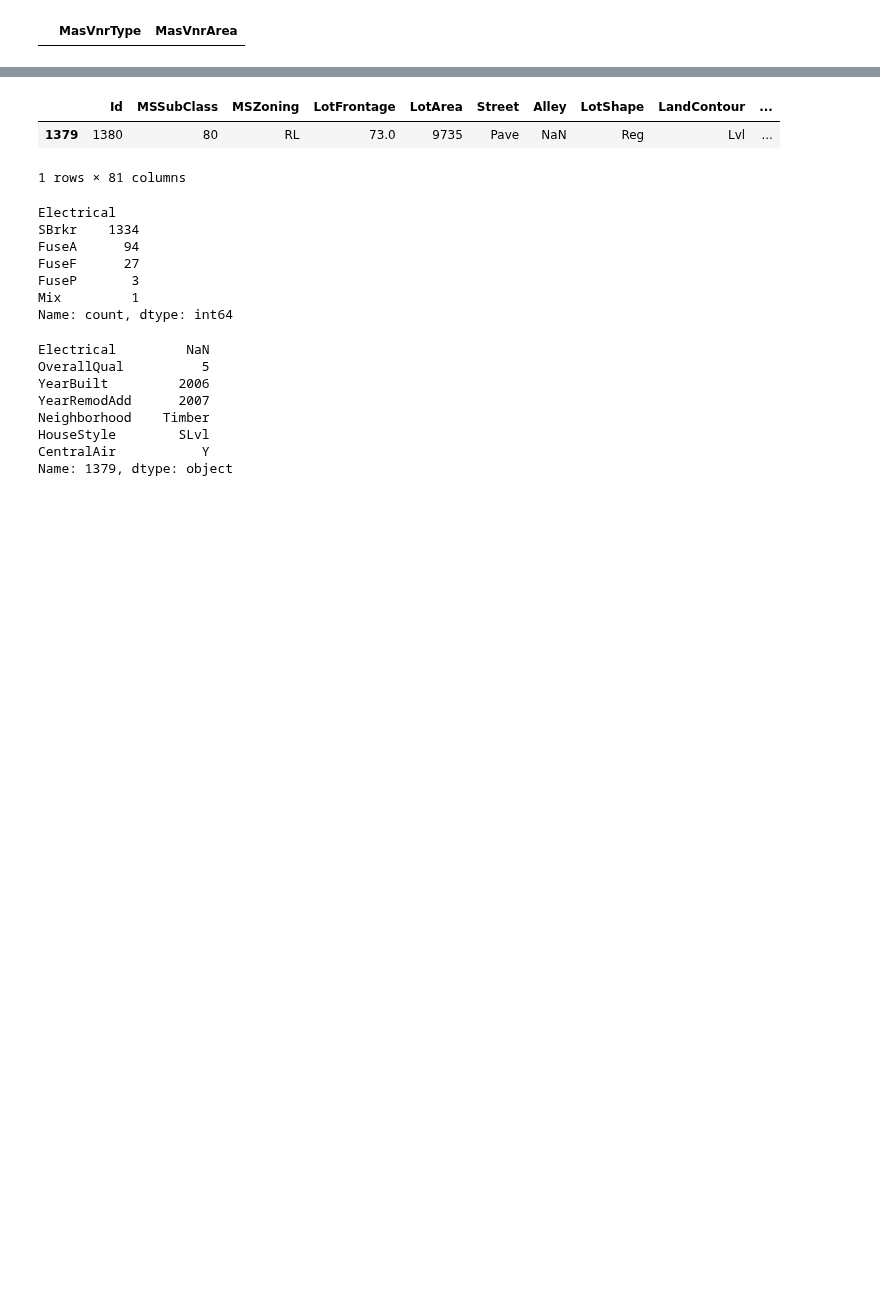
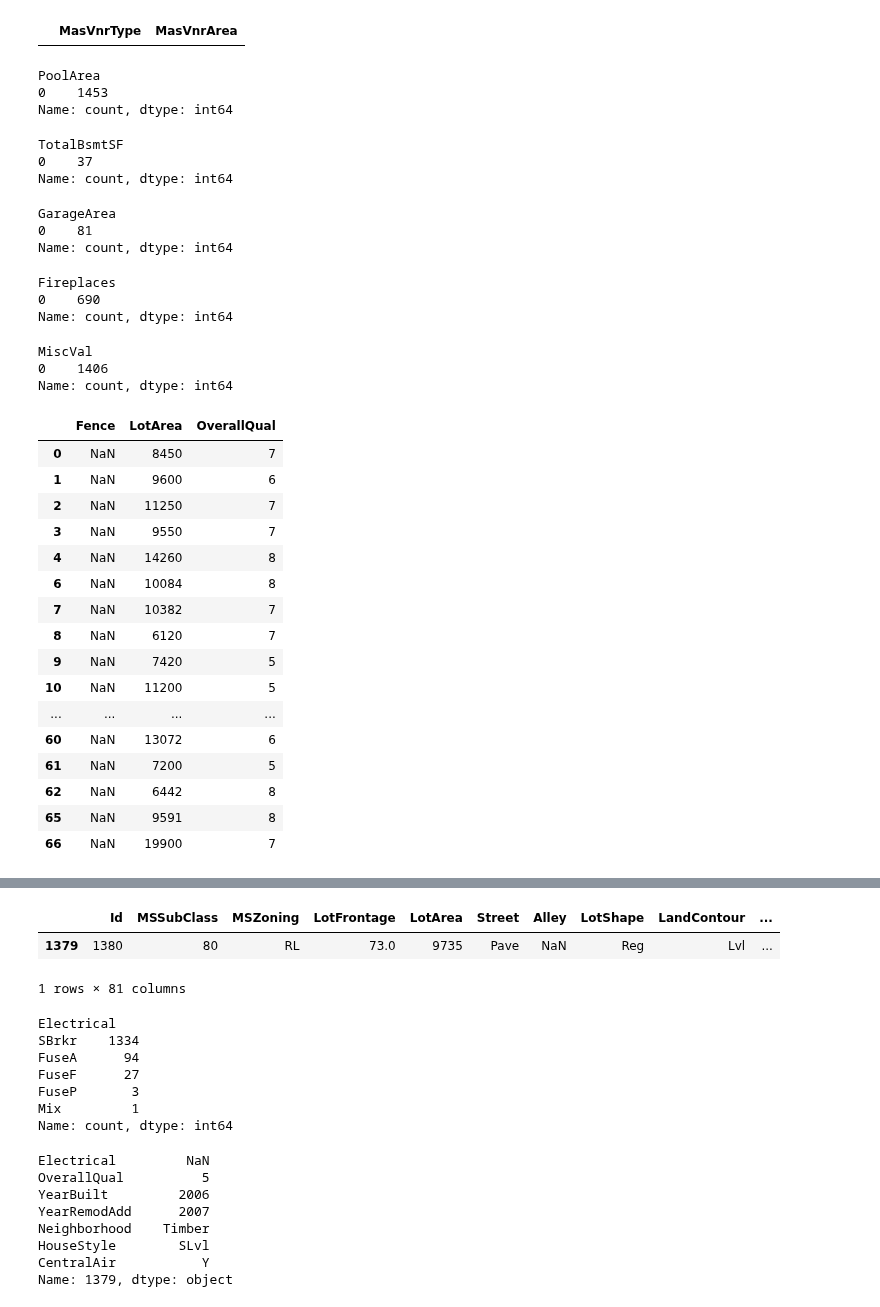
Before and after one commit to kogimurio/house_sales_prediction, a Jupyter notebook: saales_price_predictions.ipynb, the cells around one changed output, grey strips where cells are left out. Cells and saved outputs as stored; diff of their text form; code cells hidden in the pictures; blank space fills up the shorter version.

```diff
--- a/saales_price_predictions.ipynb
+++ b/saales_price_predictions.ipynb
@@ -950,3 +950,53 @@ dataset[dataset['MasVnrType'].isnull() |
 dataset['MasVnrArea'].isnull()][['MasVnrType', 'MasVnrArea']]
 # %% [output]
 |  | MasVnrType | MasVnrArea |
+# %%
+dataset[dataset['PoolQC'].isnull()]['PoolArea'].value_counts()
+# %% [output]
+PoolArea
+0    1453
+Name: count, dtype: int64
+# %%
+dataset[dataset['BsmtQual'].isnull()]['TotalBsmtSF'].value_counts()
+# %% [output]
+TotalBsmtSF
+0    37
+Name: count, dtype: int64
+# %%
+dataset[dataset['GarageQual'].isnull()]['GarageArea'].value_counts()
+# %% [output]
+GarageArea
+0    81
+Name: count, dtype: int64
+# %%
+dataset[dataset['FireplaceQu'].isnull()]['Fireplaces'].value_counts()
+# %% [output]
+Fireplaces
+0    690
+Name: count, dtype: int64
+# %%
+dataset[dataset['MiscFeature'].isnull()]['MiscVal'].value_counts()
+# %% [output]
+MiscVal
+0    1406
+Name: count, dtype: int64
+# %%
+dataset[dataset['Fence'].isnull()][['Fence', 'LotArea', 'OverallQual']].head(20)
+# %% [output]
+|  | Fence | LotArea | OverallQual |
+| 0 | NaN | 8450 | 7 |
+| 1 | NaN | 9600 | 6 |
+| 2 | NaN | 11250 | 7 |
+| 3 | NaN | 9550 | 7 |
+| 4 | NaN | 14260 | 8 |
+| 6 | NaN | 10084 | 8 |
+| 7 | NaN | 10382 | 7 |
+| 8 | NaN | 6120 | 7 |
+| 9 | NaN | 7420 | 5 |
+| 10 | NaN | 11200 | 5 |
+| ... | ... | ... | ... |
+| 60 | NaN | 13072 | 6 |
+| 61 | NaN | 7200 | 5 |
+| 62 | NaN | 6442 | 8 |
+| 65 | NaN | 9591 | 8 |
+| 66 | NaN | 19900 | 7 |
```
Also changed, not shown: parts of 25 cells of this notebook.
